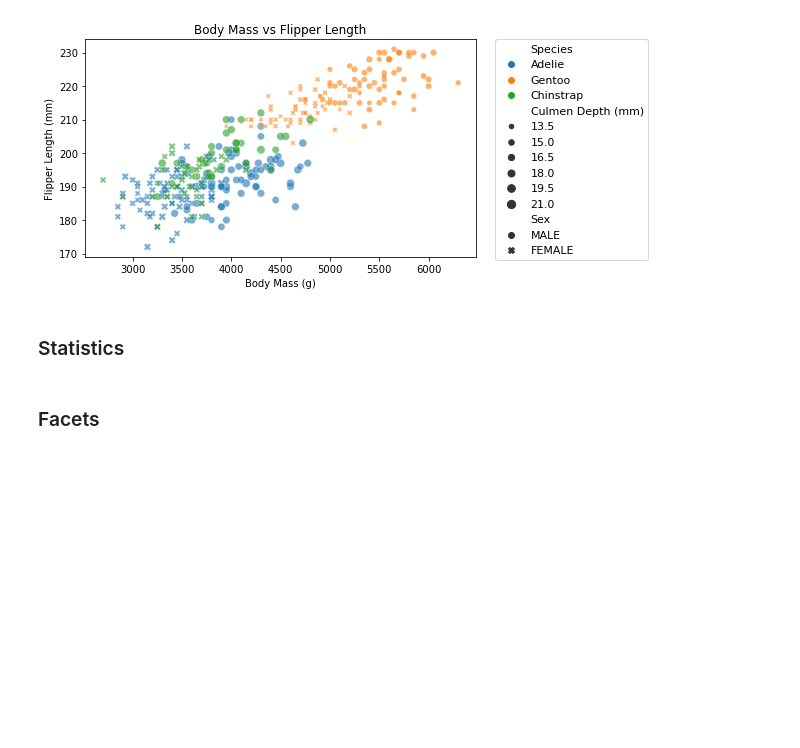
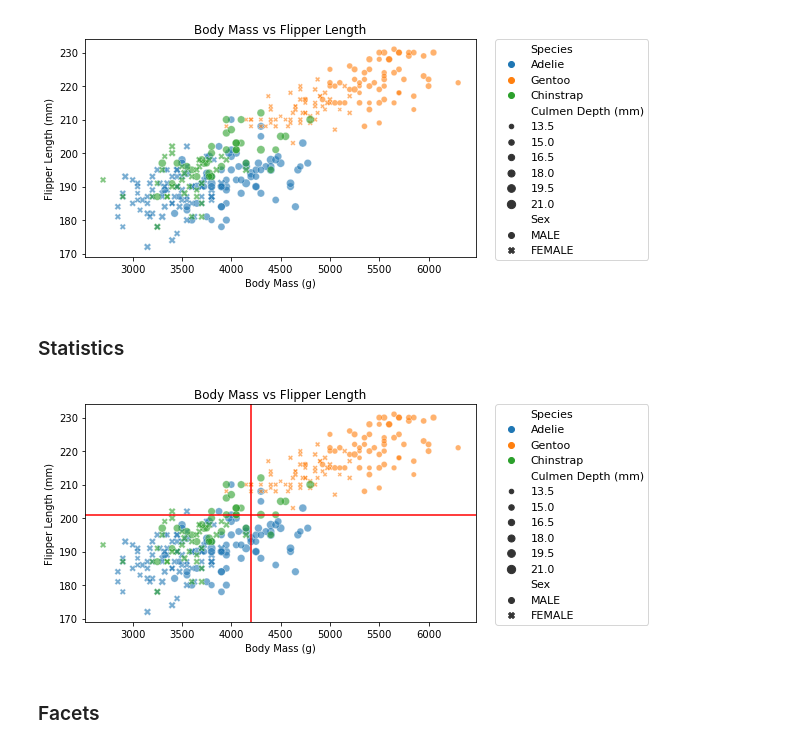
Before and after one commit to alexschillingfhnw/gdv, a Jupyter notebook: LO4.ipynb, the cells around one changed output. Cells and saved outputs as stored; diff of their text form; code cells hidden in the pictures; blank space fills up the shorter version.

```diff
--- a/LO4.ipynb
+++ b/LO4.ipynb
@@ -102,5 +114,34 @@ plt.show(g)
 [figure]
 # %% [markdown]
 ### Statistics
+# %%
+plt.figure(figsize=(7,4))
+
+g = sns.scatterplot(
+    data = df,
+    x = "Body Mass (g)",
+    y = "Flipper Length (mm)",
+    hue = "Species",
+    size = "Culmen Depth (mm)",
+    style = "Sex",
+    alpha = 0.6
+)
+
+# Vertical line
+plt.axvline(x = df["Body Mass (g)"].mean(),
+            color='red')
+
+# Horizontal line
+plt.axhline(y = df["Flipper Length (mm)"].mean(),
+            color='red')
+
+# remove size from legend and move legend outside of plot
+h,l = g.get_legend_handles_labels()
+plt.legend(bbox_to_anchor=(1.05, 1), loc=2, borderaxespad=0., fontsize=11)
+
+plt.title("Body Mass vs Flipper Length")
+plt.show(g)
+# %% [output]
+[figure, added]
 # %% [markdown]
 ### Facets
```
Also changed, not shown: parts of 8 cells of this notebook, 1 other file.
